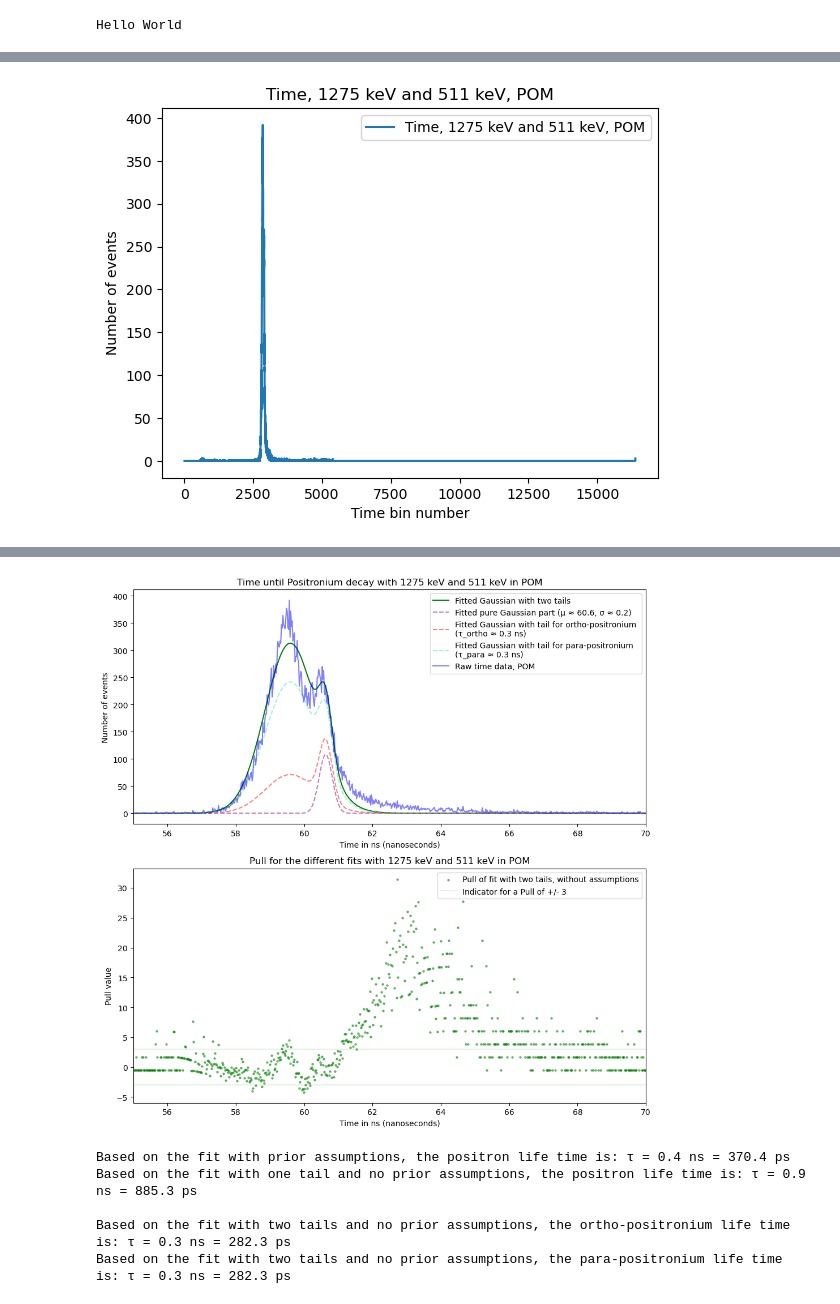
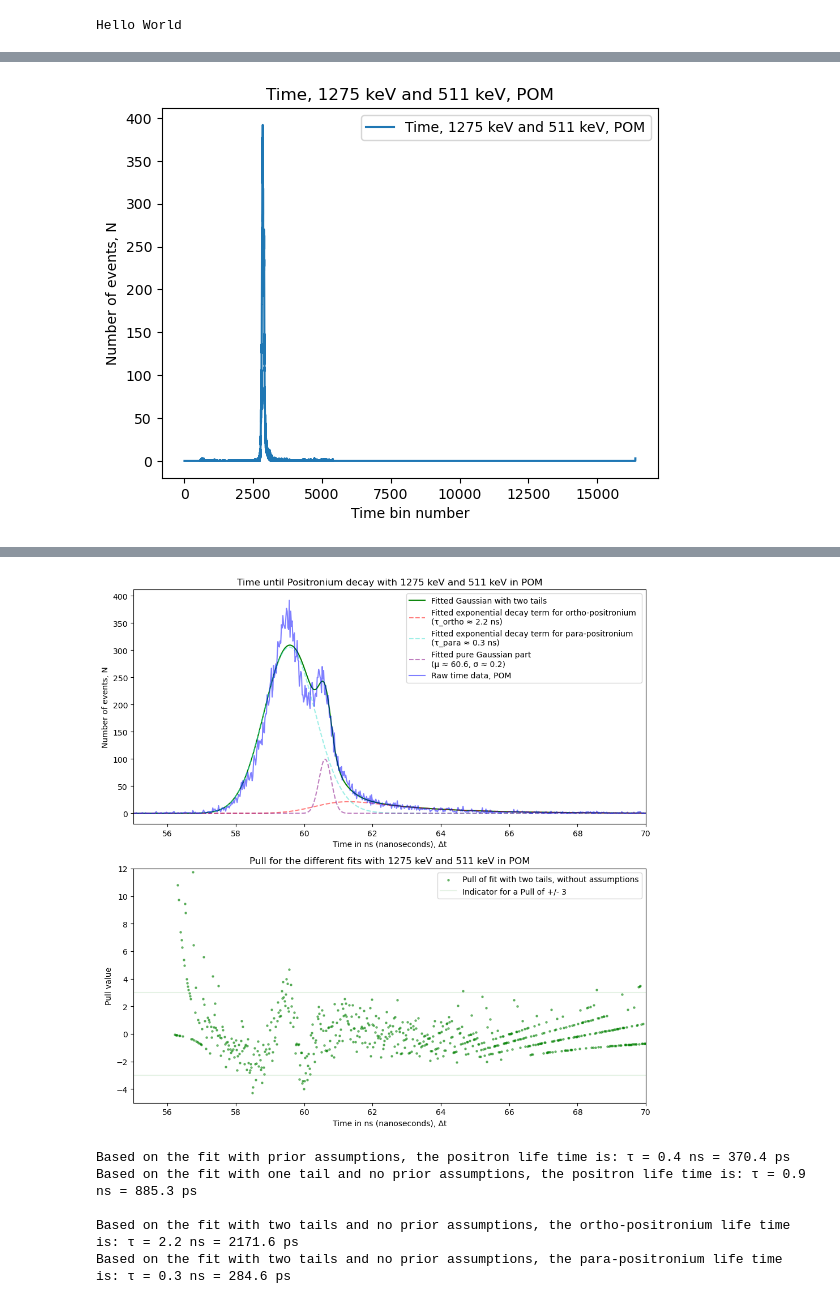
Before and after one commit to Royeth-Boss/KT-1-Lab-Positronium, a Jupyter notebook: Fits_and_plots.ipynb, the cells around one changed output, grey strips where cells are left out. Drawn from its saved outputs; the diff is of its cells as text; code cells hidden in the pictures.

Commit message:
Adjusted a few details on the plots and improved the fit for the POM case

```diff
--- a/Fits_and_plots.ipynb
+++ b/Fits_and_plots.ipynb
@@ -1076,6 +1102,17 @@ def gaussian_with_two_tails(x, a_3, tau_ortho, a_2, mu, sigma, offset, a_4, tau_
 
     return y
 
+def gaussian_with_tail_without_pure_gaussian(x, a_3, tau, a_2, mu, sigma, offset):
+
+    pure_gaussian_term = np.exp(-((x - mu)**2) / (2 * sigma**2))
+
+    convoluted_gaussian_exponential_decay_term = (
+            (1/(2*tau)) * np.exp(-(1/tau) * (x - mu - ((sigma**2)/(2*tau)))) * (1 + erf((x - mu - ((sigma**2)/tau)/(np.sqrt(2)*sigma)))))
+
+    y = offset + a_3 * convoluted_gaussian_exponential_decay_term
+
+    return y
+
 # --------------------------------------------------------------------------------------------------------------------------------------------------
 
 # Create plot of time measurements with 1275 keV and 511 keV in POM (with gate then)
@@ -1088,7 +1125,7 @@ plt.plot(x_axis, data_time_1275_511_gate_pom, label="Time, 1275 keV and 511 keV,
 
 plt.title("Time, 1275 keV and 511 keV, POM")
 plt.xlabel("Time bin number")
-plt.ylabel("Number of events")
+plt.ylabel("Number of events, N")
 
 plt.legend(loc='upper right')
 # plt.xlim(2800 * nanoseconds_per_bin, 3050 * nanoseconds_per_bin,)
@@ -1106,7 +1143,7 @@ plt.plot(time_axis, data_time_1275_511_gate_pom, label="Time, 1275 keV and 511 k
 
 plt.title("Time, 1275 keV and 511 keV, POM")
 plt.xlabel("Time in ns (nanoseconds)")
-plt.ylabel("Number of events")
+plt.ylabel("Number of events, N")
 
 plt.legend(loc='upper right')
 plt.xlim(55, 70)
@@ -1161,8 +1198,8 @@ axs[0].plot(x_fit_prek, y_fit_prek, label=f"Fitted Gaussian with tail, \nbased o
 axs[0].plot(x_fit_prek, data_time_1275_511_gate_pom_relevant, label="Raw time data, POM", color="blue", alpha=0.5)
 
 axs[0].set_title("Time until Positronium decay with 1275 keV and 511 keV in POM")
-axs[0].set_xlabel("Time in ns (nanoseconds)")
-axs[0].set_ylabel("Number of events")
+axs[0].set_xlabel("Time in ns (nanoseconds), Δt")
+axs[0].set_ylabel("Number of events, N")
 
 axs[0].legend(loc='upper right')
 axs[0].set_xlim(55, 70)
@@ -1174,7 +1211,7 @@ axs[1].scatter(x_fit_prek, Pull_1275_511_pom_prek, label="Pull of fit, based on
 # axs[1].scatter(x_fit, Pull_pure_gaussian_1275_511_pom, label="Pull of fitted Gaussian part, without assumptions", color="purple", s=5, marker='o', alpha=0.5)
 
 axs[1].set_title("Pull for the fit with 1275 keV and 511 keV in POM")
-axs[1].set_xlabel("Time in ns (nanoseconds)")
+axs[1].set_xlabel("Time in ns (nanoseconds), Δt")
 axs[1].set_ylabel("Pull value")
 
 # Create lines in the plot at the y-values 3 and -3
@@ -1225,8 +1262,8 @@ axs[0].plot(x_fit_simple, y_fit_simple, label=f"Simplified fit of Gaussian with
 axs[0].plot(x_fit_simple, data_time_1275_511_gate_pom_relevant, label="Raw time data, POM", color="blue", alpha=0.5)
 
 axs[0].set_title("Time until Positronium decay with 1275 keV and 511 keV in POM")
-axs[0].set_xlabel("Time in ns (nanoseconds)")
-axs[0].set_ylabel("Number of events")
+axs[0].set_xlabel("Time in ns (nanoseconds), Δt")
+axs[0].set_ylabel("Number of events, N")
 
 axs[0].legend(loc='upper right')
 axs[0].set_xlim(55, 70)
@@ -1238,7 +1275,7 @@ axs[1].scatter(x_fit_simple, Pull_1275_511_pom_simple, label="Pull of simplified
 # axs[1].scatter(x_fit, Pull_pure_gaussian_1275_511_pom, label="Pull of fitted Gaussian part, without assumptions", color="purple", s=5, marker='o', alpha=0.5)
 
 axs[1].set_title("Pull for the fit with 1275 keV and 511 keV in POM")
-axs[1].set_xlabel("Time in ns (nanoseconds)")
+axs[1].set_xlabel("Time in ns (nanoseconds), Δt")
 axs[1].set_ylabel("Pull value")
 
 # Create lines in the plot at the y-values 3 and -3
@@ -1261,10 +1298,11 @@ plt.close()
 
 # Initial guess for fit with all parameters
 a_3_0 = a_3_1275_511_al
-tau_ortho_0 = 0.2
+tau_ortho_0 = 10
 a_2_0 = 3
 mu_0 = 59.5
-sigma_0 = sigma_both_511_reduced
+# mu_0= mu_1275_511_al
+sigma_0 = sigma_1275_511_al
 offset_0 = 0
 a_4_0 = a_3_1275_511_al
 tau_para_0 = 0.2
@@ -1284,7 +1322,7 @@ Pull_1275_511_pom = (data_time_1275_511_gate_pom_relevant - y_fit) / np.sqrt(y_f
 # We also calculate the Pull for only the gaussian part of the fit without assumptions
 pure_gaussian_fit = gaussian(x_fit, a_2_1275_511_pom, mu_1275_511_pom, sigma_1275_511_pom, offset_1275_511_pom)
 
-Pull_pure_gaussian_1275_511_pom = (data_time_1275_511_gate_pom_relevant - pure_gaussian_fit) / np.sqrt(pure_gaussian_fit)
+# Pull_pure_gaussian_1275_511_pom = (data_time_1275_511_gate_pom_relevant - pure_gaussian_fit) / np.sqrt(pure_gaussian_fit)
 
 
 # Plot all fits with the raw data
@@ -1294,20 +1332,31 @@ fig, axs = plt.subplots(2, 1, figsize=(10, 10))
 
 axs[0].plot(x_fit, y_fit, label=f"Fitted Gaussian with two tails", color="green")
 
+# axs[0].plot(x_fit, gaussian_with_tail(x_fit, a_3_1275_511_pom, tau_ortho_1275_511_pom, a_2_1275_511_pom, mu_1275_511_pom, sigma_1275_511_pom, offset_1275_511_pom),
+#             label=f"Fitted Gaussian with tail for ortho-positronium \n(τ_ortho ≈ {tau_ortho_1275_511_pom:.1f} ns)", color="red", linestyle="--", alpha=0.5)
+
+# axs[0].plot(x_fit, gaussian_with_tail(x_fit, a_4_1275_511_pom, tau_para_1275_511_pom, a_2_1275_511_pom, mu_1275_511_pom, sigma_1275_511_pom, offset_1275_511_pom),
+#             label=f"Fitted Gaussian with tail for para-positronium \n(τ_para ≈ {tau_para_1275_511_pom:.1f} ns)", color="turquoise", linestyle="--", alpha=0.5)
+
+# ------------------
+
+
+axs[0].plot(x_fit, gaussian_with_tail_without_pure_gaussian(x_fit, a_3_1275_511_pom, tau_ortho_1275_511_pom, a_2_1275_511_pom, mu_1275_511_pom, sigma_1275_511_pom, offset_1275_511_pom),
+            label=f"Fitted exponential decay term for ortho-positronium \n(τ_ortho ≈ {tau_ortho_1275_511_pom:.1f} ns)", color="red", linestyle="--", alpha=0.5)
+
+axs[0].plot(x_fit, gaussian_with_tail_without_pure_gaussian(x_fit, a_4_1275_511_pom, tau_para_1275_511_pom, a_2_1275_511_pom, mu_1275_511_pom, sigma_1275_511_pom, offset_1275_511_pom),
+            label=f"Fitted exponential decay term for para-positronium \n(τ_para ≈ {tau_para_1275_511_pom:.1f} ns)", color="turquoise", linestyle="--", alpha=0.5)
+
+# ------------------
+
 axs[0].plot(x_fit, gaussian(x_fit, a_2_1275_511_pom, mu_1275_511_pom, sigma_1275_511_pom, offset_1275_511_pom),
-            label=f"Fitted pure Gaussian part (μ ≈ {mu_1275_511_pom:.1f}, σ ≈ {sigma_1275_511_pom:.1f})", color="purple", linestyle="--", alpha=0.5)
-
-axs[0].plot(x_fit, gaussian_with_tail(x_fit,a_3_1275_511_pom, tau_ortho_1275_511_pom, a_2_1275_511_pom, mu_1275_511_pom, sigma_1275_511_pom, offset_1275_511_pom),
-            label=f"Fitted Gaussian with tail for ortho-positronium \n(τ_ortho ≈ {tau_ortho_1275_511_pom:.1f} ns)", color="red", linestyle="--", alpha=0.5)
-
-axs[0].plot(x_fit, gaussian_with_tail(x_fit,a_4_1275_511_pom, tau_para_1275_511_pom, a_2_1275_511_pom, mu_1275_511_pom, sigma_1275_511_pom, offset_1275_511_pom),
-            label=f"Fitted Gaussian with tail for para-positronium \n(τ_para ≈ {tau_para_1275_511_pom:.1f} ns)", color="turquoise", linestyle="--", alpha=0.5)
+            label=f"Fitted pure Gaussian part \n(μ ≈ {mu_1275_511_pom:.1f}, σ ≈ {sigma_1275_511_pom:.1f})", color="purple", linestyle="--", alpha=0.5)
 
 axs[0].plot(x_fit, data_time_1275_511_gate_pom_relevant, label="Raw time data, POM", color="blue", alpha=0.5)
 
 axs[0].set_title("Time until Positronium decay with 1275 keV and 511 keV in POM")
-axs[0].set_xlabel("Time in ns (nanoseconds)")
-axs[0].set_ylabel("Number of events")
+axs[0].set_xlabel("Time in ns (nanoseconds), Δt")
+axs[0].set_ylabel("Number of events, N")
 
 axs[0].legend(loc='upper right')
 axs[0].set_xlim(55, 70)
@@ -1317,7 +1366,7 @@ axs[0].set_xlim(55, 70)
 axs[1].scatter(x_fit, Pull_1275_511_pom, label="Pull of fit with two tails, without assumptions", color="green", s=5, marker='o', alpha=0.5)
 
 axs[1].set_title("Pull for the different fits with 1275 keV and 511 keV in POM")
-axs[1].set_xlabel("Time in ns (nanoseconds)")
+axs[1].set_xlabel("Time in ns (nanoseconds), Δt")
 axs[1].set_ylabel("Pull value")
 
 # Create lines in the plot at the y-values 3 and -3
@@ -1326,7 +1375,7 @@ axs[1].plot(x_fit, np.full_like(x_fit, -3), color="green", alpha=0.1)
 
 axs[1].legend(loc='upper right')
 axs[1].set_xlim(55, 70)
-# axs[1].set_ylim(-5, 12)
+axs[1].set_ylim(-5, 12)
 
 plt.tight_layout()
 
@@ -1346,4 +1395,4 @@ print()
 print(f"Based on the fit with two tails and no prior assumptions, the ortho-positronium life time is: τ = {tau_ortho_1275_511_pom:.1f} ns = {tau_ortho_1275_511_pom * 1000:.1f} ps")
 print(f"Based on the fit with two tails and no prior assumptions, the para-positronium life time is: τ = {tau_para_1275_511_pom:.1f} ns = {tau_para_1275_511_pom * 1000:.1f} ps")
 # %% [output]
-[figure, old version]
+[figure, new version]
@@ -1353,6 +1402,6 @@ print(f"Based on the fit with two tails and no prior assumptions, the para-posit
-[figure, old version]
+[figure, new version]
 Based on the fit with prior assumptions, the positron life time is: τ = 0.4 ns = 370.4 ps
 Based on the fit with one tail and no prior assumptions, the positron life time is: τ = 0.9 ns = 885.3 ps
 
-Based on the fit with two tails and no prior assumptions, the ortho-positronium life time is: τ = 0.3 ns = 282.3 ps
-Based on the fit with two tails and no prior assumptions, the para-positronium life time is: τ = 0.3 ns = 282.3 ps
+Based on the fit with two tails and no prior assumptions, the ortho-positronium life time is: τ = 2.2 ns = 2171.6 ps
+Based on the fit with two tails and no prior assumptions, the para-positronium life time is: τ = 0.3 ns = 284.6 ps
```
Also changed, not shown: parts of 6 cells of this notebook, 14 other files.
